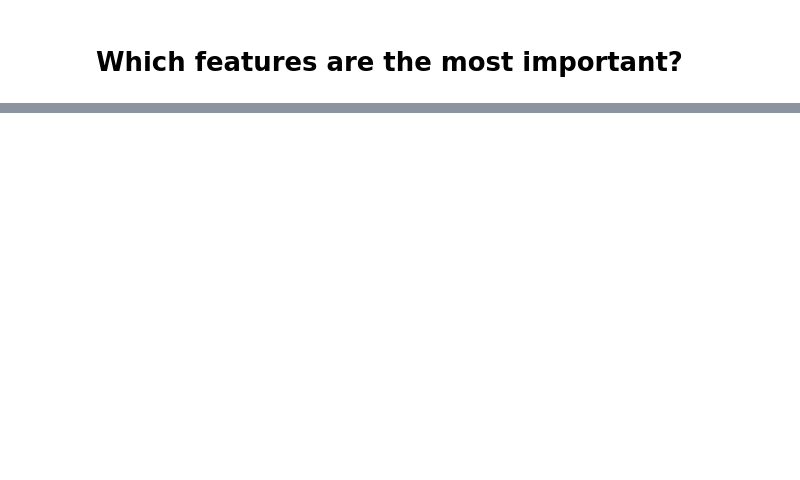
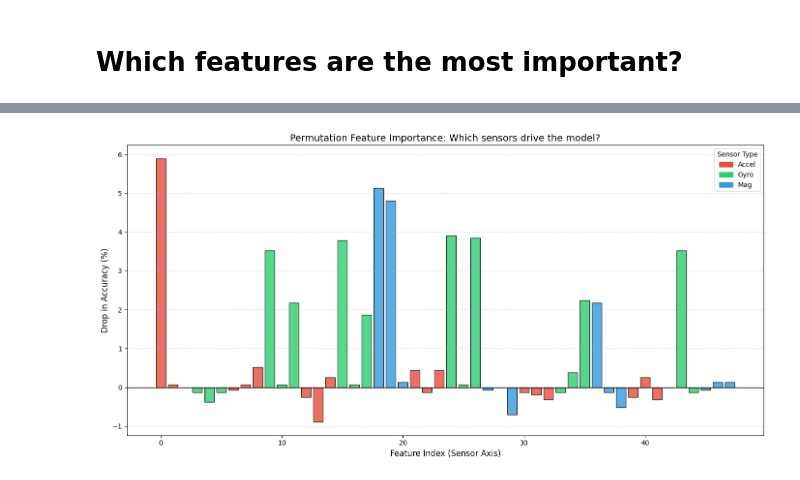
Before and after one commit to amiouepk/ECE-SP-26-18-Capstone-Project, a Jupyter notebook: Jag/python/Jag_Rock,_Paper,_Scissors_Classification.ipynb, the cells around one changed output, grey strips where cells are left out. Saved outputs shown, nothing was run; the diff lists cells and outputs as text; code cells hidden in the pictures; blank space fills up the shorter version.

```diff
--- a/Jag/python/Jag_Rock,_Paper,_Scissors_Classification.ipynb
+++ b/Jag/python/Jag_Rock,_Paper,_Scissors_Classification.ipynb
@@ -1005,2 +1052,85 @@ print(f"Overall F1-score: {overall_f1:.4f}")
 # %% [markdown]
 # Which features are the most important?
+# %%
+# 1. Prepare the Labels for the Second Dataset
+# 'true_numeric2' contains the labels for your jag_rps_test_2.csv
+y_new_tensor = torch.tensor(true_numeric2).long().to(device)
+
+# 2. Calculate Baseline Accuracy
+model_4.eval()
+with torch.inference_mode():
+    # Use X_new (your test tensor for the 2nd dataset)
+    baseline_logits = model_4(X_new)
+    baseline_pred = torch.argmax(baseline_logits, dim=1)
+
+    # Pass the correct labels (y_new_tensor) to the accuracy function
+    baseline_acc = accuracy_fn(y_true=y_new_tensor, y_pred=baseline_pred)
+
+print(f"Baseline Accuracy on Test Set 2: {baseline_acc:.2f}%")
+
+# 3. Calculate Importance per Feature
+importances = []
+num_features = X_new.shape[1]
+
+for i in range(num_features):
+    X_permuted = X_new.clone()
+
+    # Shuffle only column i
+    X_permuted[:, i] = X_new[torch.randperm(X_new.shape[0]), i]
+
+    with torch.inference_mode():
+        perm_logits = model_4(X_permuted)
+        perm_pred = torch.argmax(perm_logits, dim=1)
+        perm_acc = accuracy_fn(y_true=y_new_tensor, y_pred=perm_pred)
+
+    importances.append(baseline_acc - perm_acc)
+
+# ... (rest of your plotting code from the previous cell) ...
+# 3. Define Feature Groups (Adjusted for standard IMU layouts)
+# Note: If your CSV changed size, ensure these indices still point to the right sensors!
+feature_groups = {
+    'Accel': [0, 1, 2, 6, 7, 8, 12, 13, 14, 21, 22, 23, 30, 31, 32, 39, 40, 41],
+    'Gyro':  [3, 4, 5, 9, 10, 11, 15, 16, 17, 24, 25, 26, 33, 34, 35, 42, 43, 44],
+    'Mag':   [18, 19, 20, 27, 28, 29, 36, 37, 38, 45, 46, 47, 48]
+}
+
+group_colors = {
+    'Accel': '#e74c3c', # Soft Red
+    'Gyro':  '#2ecc71', # Soft Green
+    'Mag':   '#3498db'  # Soft Blue
+}
+
+# Assign colors based on groups
+feature_colors = []
+for i in range(num_features):
+    assigned_color = '#95a5a6' # Default Gray for unknown/flex sensors
+    for group_name, indices in feature_groups.items():
+        if i in indices:
+            assigned_color = group_colors[group_name]
+            break
+    feature_colors.append(assigned_color)
+
+# 4. Plotting
+plt.figure(figsize=(14, 7))
+bars = plt.bar(range(len(importances)), importances, color=feature_colors, edgecolor='black', alpha=0.8)
+
+plt.xlabel("Feature Index (Sensor Axis)", fontsize=12)
+plt.ylabel("Drop in Accuracy (%)", fontsize=12)
+plt.title("Permutation Feature Importance: Which sensors drive the model?", fontsize=14)
+plt.axhline(0, color='black', lw=1) # Baseline line
+plt.grid(axis='y', linestyle='--', alpha=0.5)
+
+# Custom Legend
+handles = [plt.Rectangle((0,0),1,1, color=group_colors[g]) for g in group_colors]
+plt.legend(handles, group_colors.keys(), title="Sensor Type", loc='upper right')
+
+plt.tight_layout()
+plt.show()
+
+# Print the "Top 5" most important features
+sorted_idx = np.argsort(importances)[::-1]
+print("\nTop 5 Most Critical Features:")
+for i in range(5):
+    idx = sorted_idx[i]
+    print(f"Index {idx}: Importance Score {importances[idx]:.4f}")
+# %% [output]
@@ -1006,0 +1138 @@ print(f"Overall F1-score: {overall_f1:.4f}")
+[figure, added]
```
Also changed, not shown: parts of 15 cells of this notebook.
